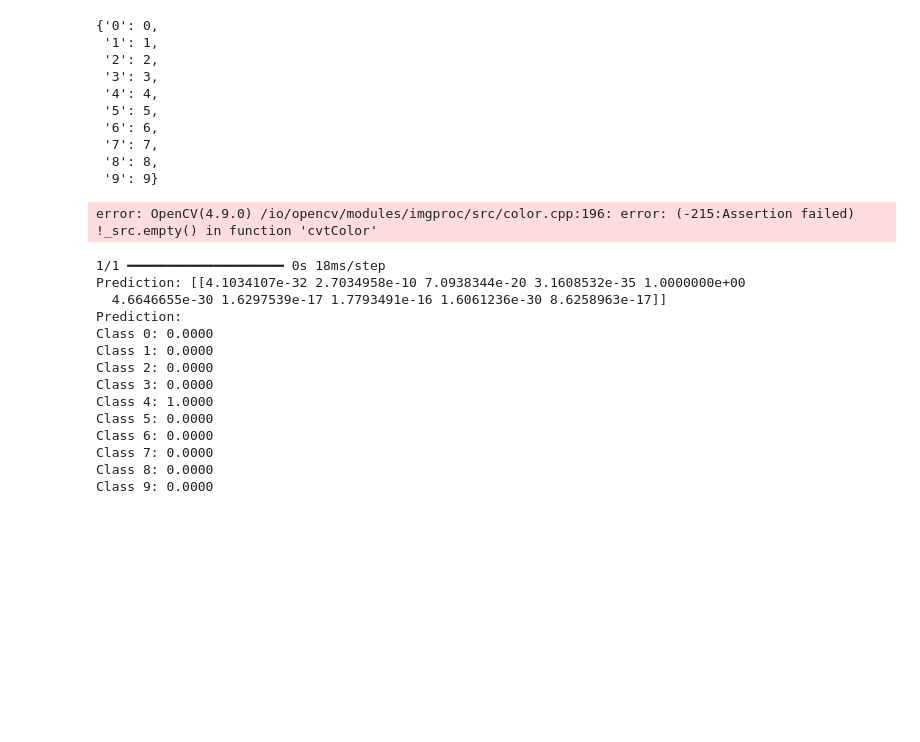
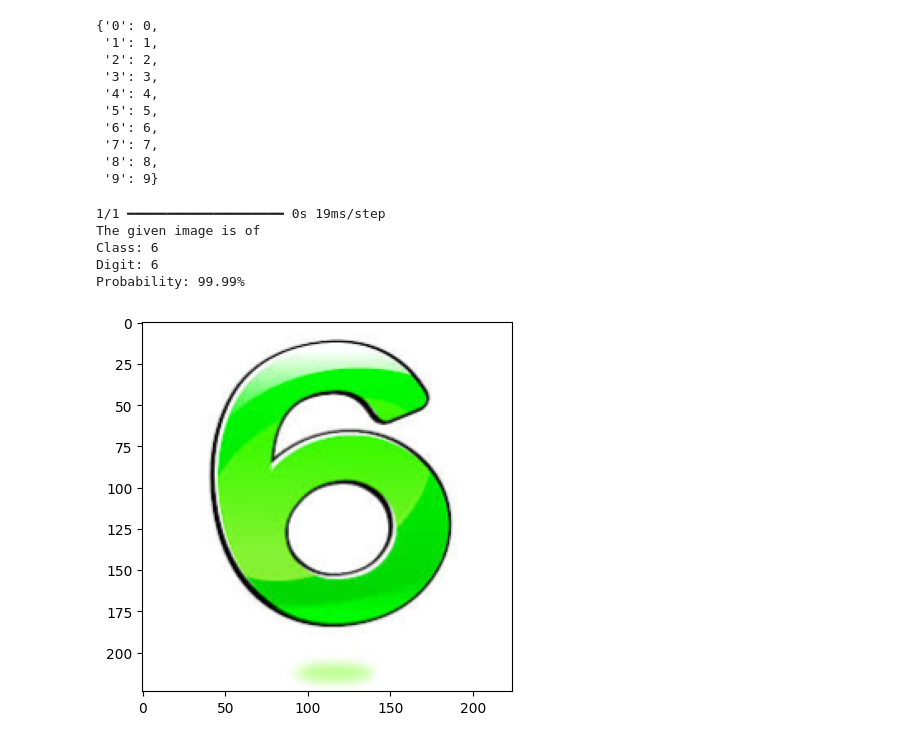
Before and after one commit to ArthAgrawal/CNN_Classifier, a Jupyter notebook: digits-classifier-vgg16.ipynb, the cells around one changed output. Drawn from its saved outputs; the diff is of its cells as text; code cells hidden in the pictures; blank space fills up the shorter version.

Commit message:
Kaggle Notebook | Digits Classifier (VGG16) | Version 6

```diff
--- a/digits-classifier-vgg16.ipynb
+++ b/digits-classifier-vgg16.ipynb
@@ -335,74 +335,22 @@ def predictor(img, model):
 # %%
 import requests
 import shutil
 
 # URL of the image you want to download
-url = "https://upload.wikimedia.org/wikipedia/commons/thumb/c/cd/Eo_circle_red_number-4.svg/2048px-Eo_circle_red_number-4.svg.png"
+url = "https://encrypted-tbn0.gstatic.com/images?q=tbn:ANd9GcTXh3WM_1Ehbka2bCrP42_QDHBTa_HRTTRnQQ&usqp=CAU"
 
 # Download the image
 response = requests.get(url, stream=True)
 with open('/kaggle/working/image.jpg', 'wb') as out_file:
     shutil.copyfileobj(response.raw, out_file)
 del response
 
 # Use the predictor function with the downloaded image
 predictor('/kaggle/working/image.jpg', model)
 # %% [output]
-error: OpenCV(4.9.0) /io/opencv/modules/imgproc/src/color.cpp:196: error: (-215:Assertion failed) !_src.empty() in function 'cvtColor'
+1/1 ━━━━━━━━━━━━━━━━━━━━ 0s 19ms/step
+The given image is of
+Class: 6
+Digit: 6
+Probability: 99.99%
+[figure, added]
-# %%
-import cv2
-import numpy as np
-import requests
-from PIL import Image
-from io import BytesIO
-
-def download_image(url, save_path):
-    response = requests.get(url)
-    image = Image.open(BytesIO(response.content))
-    if image.mode == 'P':
-        image = image.convert('RGB')
-    image.save(save_path)
-
-def predictor(img, model):
-    image = cv2.imread(img)
-    if image is None:
-        print("Error loading image.")
-        return
-
-    image = cv2.cvtColor(image, cv2.COLOR_BGR2RGB)
-    image = cv2.resize(image, (224, 224))
-    image = np.array(image, dtype='float32') / 255.0
-    image = np.expand_dims(image, axis=0)
-
-    prediction = model.predict(image)
-    print("Prediction:", prediction)
-    print("Prediction:")
-    for i, prob in enumerate(prediction[0]):
-        print(f"Class {i}: {prob:.4f}")
-
-
-# Example usage
-image_url_short = "https://encrypted-tbn0.gstatic.com/images?q=tbn:ANd9GcRWCNh28CZPQH1kd-Ltm3ivagNdCQ-C5CwmeQ&usqp=CAU"
-image_url_long = "https://upload.wikimedia.org/wikipedia/commons/thumb/c/cd/Eo_circle_red_number-4.svg/2048px-Eo_circle_red_number-4.svg.png"
-save_path = '/kaggle/working/image.jpg'
-
-# Download and save the image
-download_image(image_url_short, save_path)
-
-# Use the predictor function with the downloaded image
-predictor(save_path, model)
-# %% [output]
-1/1 ━━━━━━━━━━━━━━━━━━━━ 0s 18ms/step
-Prediction: [[4.1034107e-32 2.7034958e-10 7.0938344e-20 3.1608532e-35 1.0000000e+00
-  4.6646655e-30 1.6297539e-17 1.7793491e-16 1.6061236e-30 8.6258963e-17]]
-Prediction:
-Class 0: 0.0000
-Class 1: 0.0000
-Class 2: 0.0000
-Class 3: 0.0000
-Class 4: 1.0000
-Class 5: 0.0000
-Class 6: 0.0000
-Class 7: 0.0000
-Class 8: 0.0000
-Class 9: 0.0000
```
Also changed, not shown: parts of 1 cell of this notebook.
